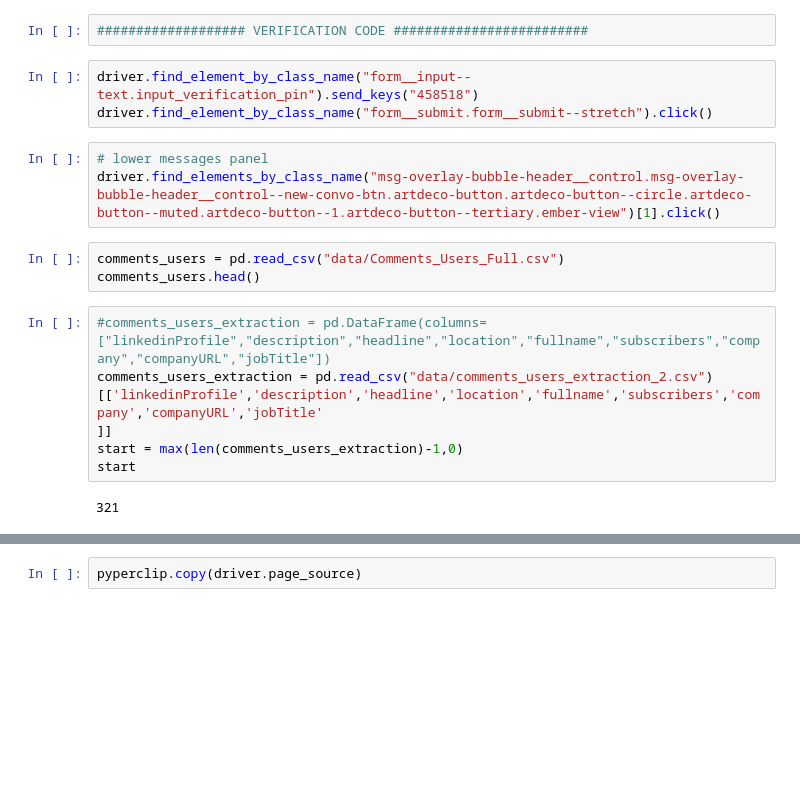
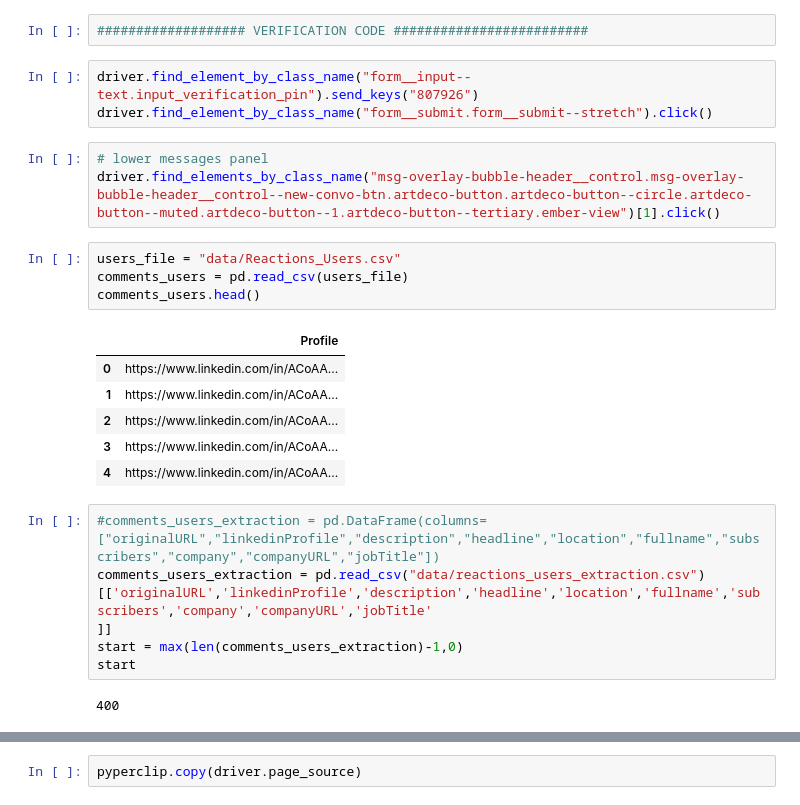
Before and after one commit to gacuchac/Hermes, a Jupyter notebook: Notebooks/Linkedin_Users.ipynb, the cells around one changed output, grey strips where cells are left out. Drawn from its saved outputs; the diff is of its cells as text; blank space fills up the shorter version.

Commit message:
Adding Original URL

```diff
--- a/Notebooks/Linkedin_Users.ipynb
+++ b/Notebooks/Linkedin_Users.ipynb
@@ -27,20 +27,28 @@ ls.Login(driver,user1,pass1)
 # %%
 ################### VERIFICATION CODE #########################
 # %%
-driver.find_element_by_class_name("form__input--text.input_verification_pin").send_keys("458518")
+driver.find_element_by_class_name("form__input--text.input_verification_pin").send_keys("807926")
 driver.find_element_by_class_name("form__submit.form__submit--stretch").click()
 # %%
 # lower messages panel
 driver.find_elements_by_class_name("msg-overlay-bubble-header__control.msg-overlay-bubble-header__control--new-convo-btn.artdeco-button.artdeco-button--circle.artdeco-button--muted.artdeco-button--1.artdeco-button--tertiary.ember-view")[1].click()
 # %%
-comments_users = pd.read_csv("data/Comments_Users_Full.csv")
+users_file = "data/Reactions_Users.csv"
+comments_users = pd.read_csv(users_file)
 comments_users.head()
+# %% [output]
+|  | Profile |
+| 0 | https://www.linkedin.com/in/ACoAA... |
+| 1 | https://www.linkedin.com/in/ACoAA... |
+| 2 | https://www.linkedin.com/in/ACoAA... |
+| 3 | https://www.linkedin.com/in/ACoAA... |
+| 4 | https://www.linkedin.com/in/ACoAA... |
 # %%
-#comments_users_extraction = pd.DataFrame(columns=["linkedinProfile","description","headline","location","fullname","subscribers","company","companyURL","jobTitle"])
-comments_users_extraction = pd.read_csv("data/comments_users_extraction_2.csv")[['linkedinProfile','description','headline','location','fullname','subscribers','company','companyURL','jobTitle'
+#comments_users_extraction = pd.DataFrame(columns=["originalURL","linkedinProfile","description","headline","location","fullname","subscribers","company","companyURL","jobTitle"])
+comments_users_extraction = pd.read_csv("data/reactions_users_extraction.csv")[['originalURL','linkedinProfile','description','headline','location','fullname','subscribers','company','companyURL','jobTitle'
 ]]
 start = max(len(comments_users_extraction)-1,0)
 start
 # %% [output]
-321
+400
 # %%
```
Also changed, not shown: parts of 1 cell of this notebook, 5 other files.
